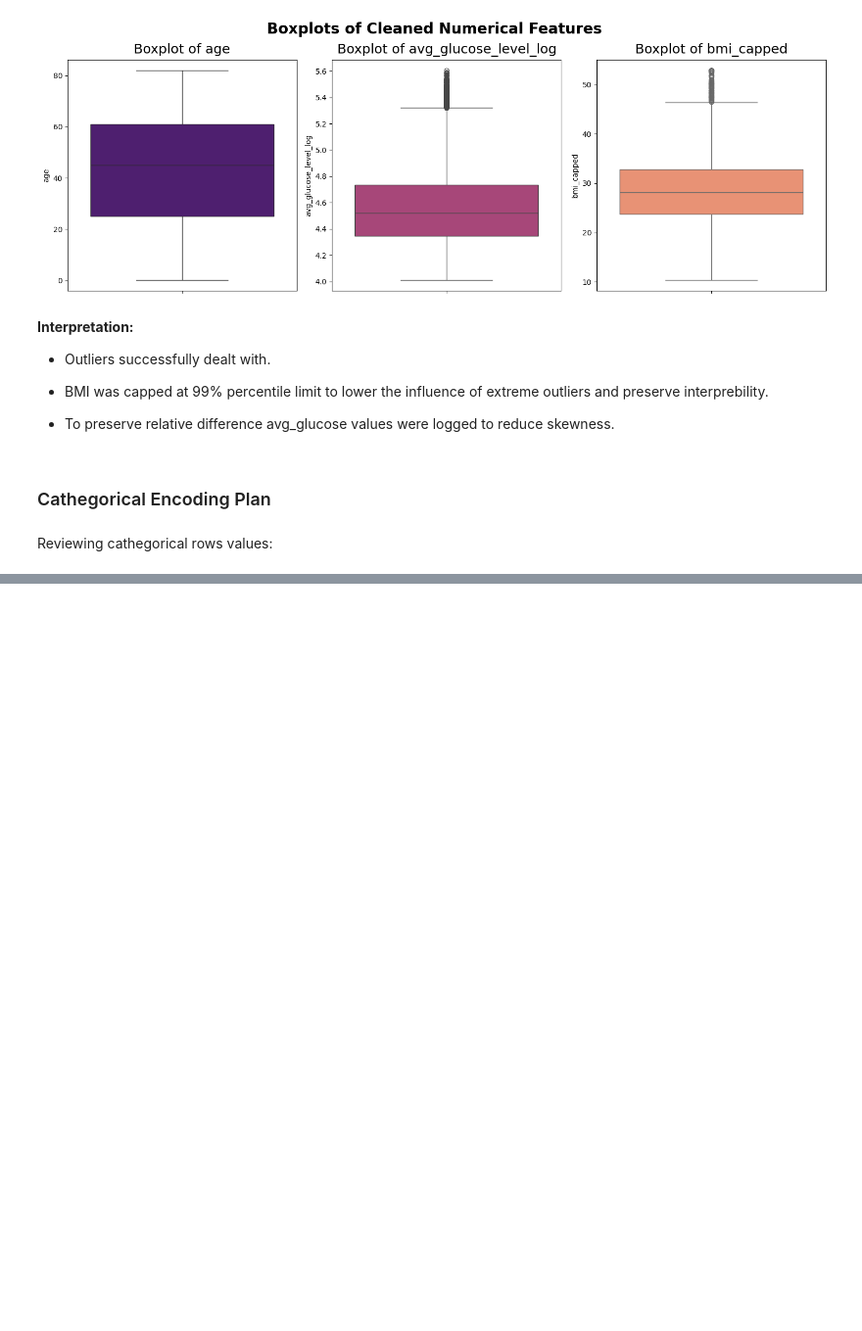
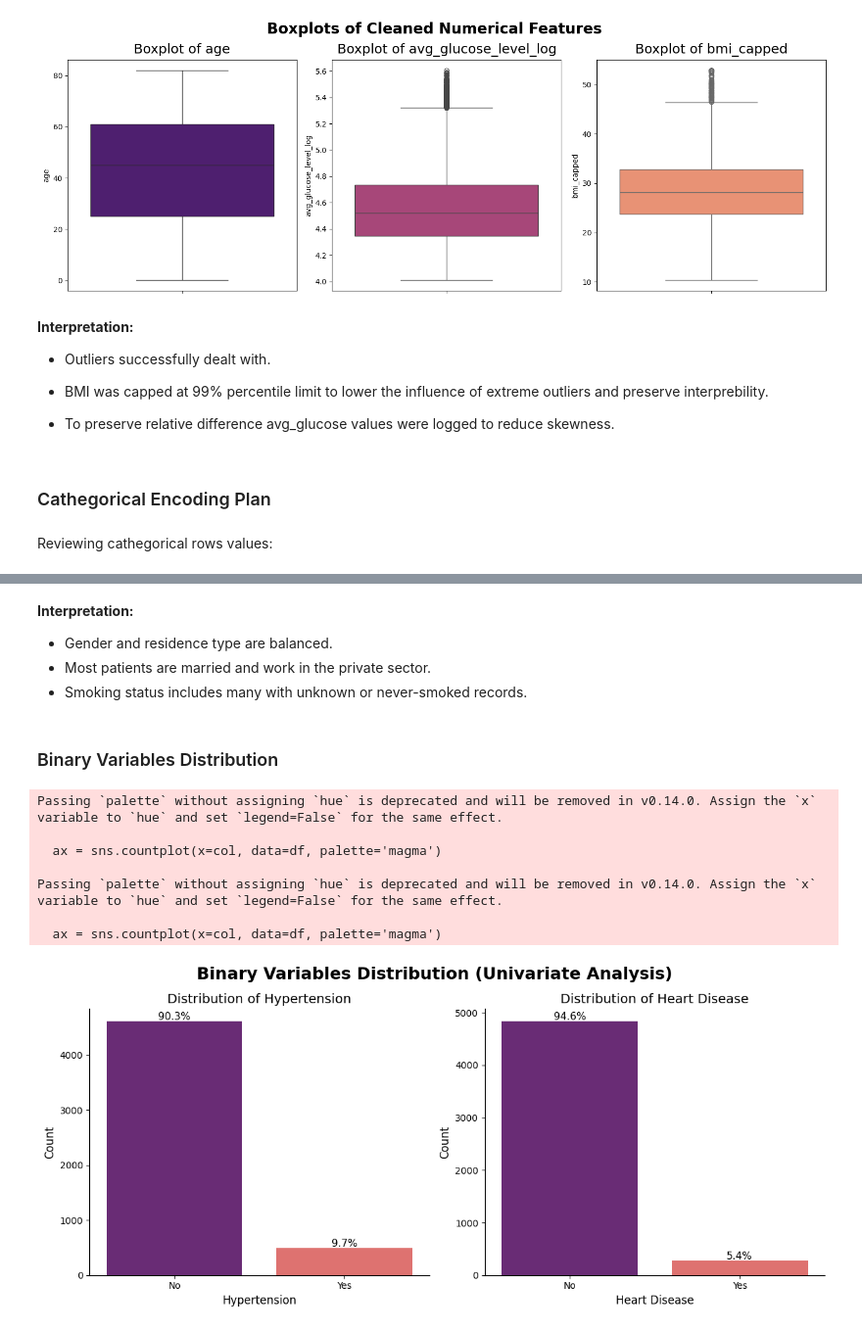
Before and after one commit to Duccard/stroke_risk_prediction, a Jupyter notebook: StrokeRiskPredictionModel.ipynb, the cells around one changed output, grey strips where cells are left out. Shown at 98% size. Saved outputs shown, nothing was run; the diff lists cells and outputs as text; code cells hidden in the pictures; blank space fills up the shorter version.

```diff
--- a/StrokeRiskPredictionModel.ipynb
+++ b/StrokeRiskPredictionModel.ipynb
@@ -350,0 +455,54 @@ For variables with 3 categories or more I will use OneHot Encoding. That include
+# %% [markdown]
+**Interpretation:**
+
+- Gender and residence type are balanced.
+- Most patients are married and work in the private sector.
+- Smoking status includes many with unknown or never-smoked records.
+# %% [markdown]
+### Binary Variables Distribution
+# %%
+# Binary columns to analyze
+binary_cols = ["hypertension", "heart_disease"]
+
+plt.figure(figsize=(12, 5))
+
+for i, col in enumerate(binary_cols, 1):
+    plt.subplot(1, 2, i)
+    ax = sns.countplot(x=col, data=df, palette="magma")
+    plt.title(f"Distribution of {col.replace('_', ' ').title()}", fontsize=14)
+    plt.xlabel(col.replace("_", " ").title(), fontsize=12)
+    plt.ylabel("Count", fontsize=12)
+    plt.xticks([0, 1], ["No", "Yes"])
+    ax.spines["top"].set_visible(False)
+    ax.spines["right"].set_visible(False)
+
+    # Add percentages
+    total = len(df)
+    for p in ax.patches:
+        height = p.get_height()
+        percent = 100 * height / total
+        ax.text(
+            p.get_x() + p.get_width() / 2.0,
+            height + total * 0.005,
+            f"{percent:.1f}%",
+            ha="center",
+            fontsize=11,
+        )
+
+plt.tight_layout()
+plt.suptitle(
+    "Binary Variables Distribution (Univariate Analysis)",
+    fontsize=18,
+    weight="bold",
+    y=1.05,
+)
+plt.show()
+# %% [output]
+Passing `palette` without assigning `hue` is deprecated and will be removed in v0.14.0. Assign the `x` variable to `hue` and set `legend=False` for the same effect.
+
+  ax = sns.countplot(x=col, data=df, palette='magma')
+
+Passing `palette` without assigning `hue` is deprecated and will be removed in v0.14.0. Assign the `x` variable to `hue` and set `legend=False` for the same effect.
+
+  ax = sns.countplot(x=col, data=df, palette='magma')
+[figure, added]
```
Also changed, not shown: parts of 44 cells of this notebook.
